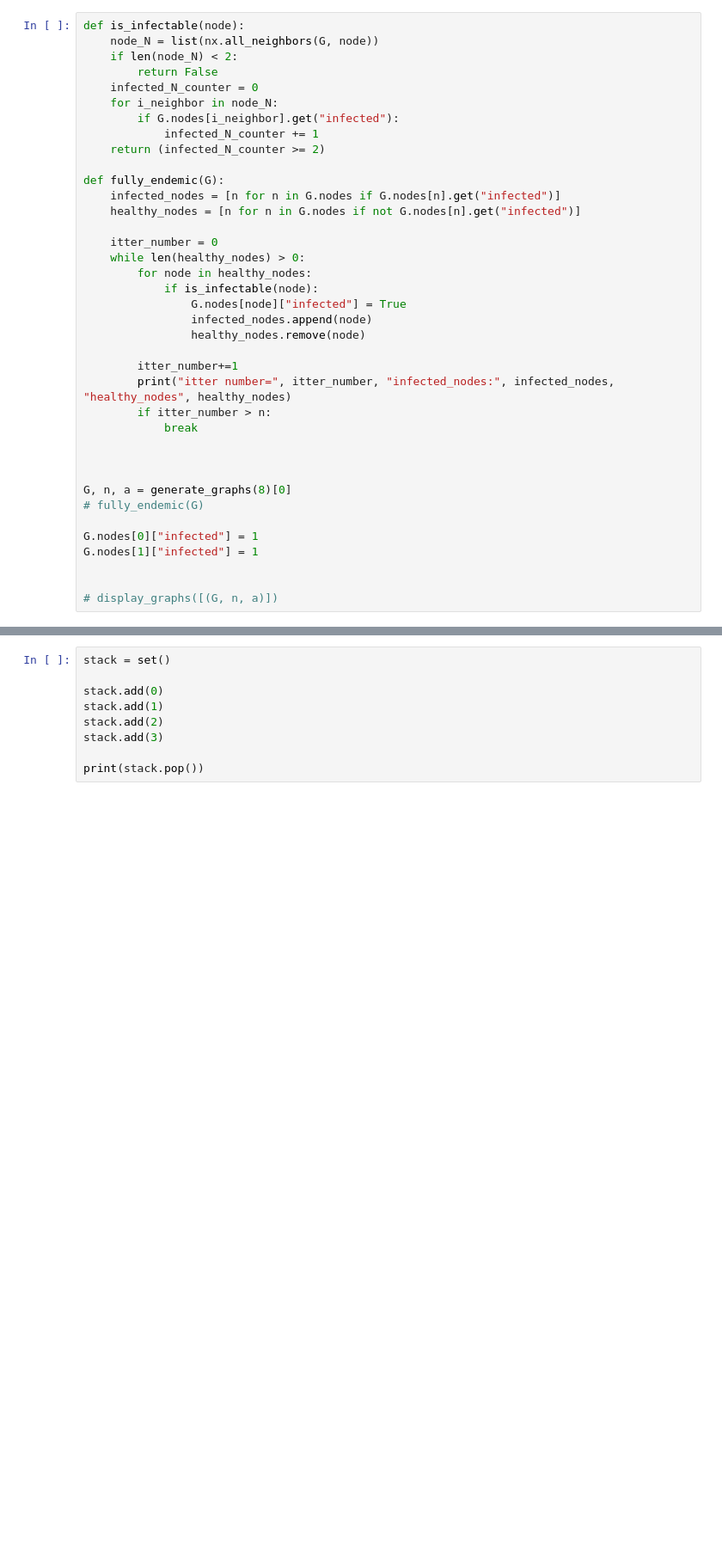
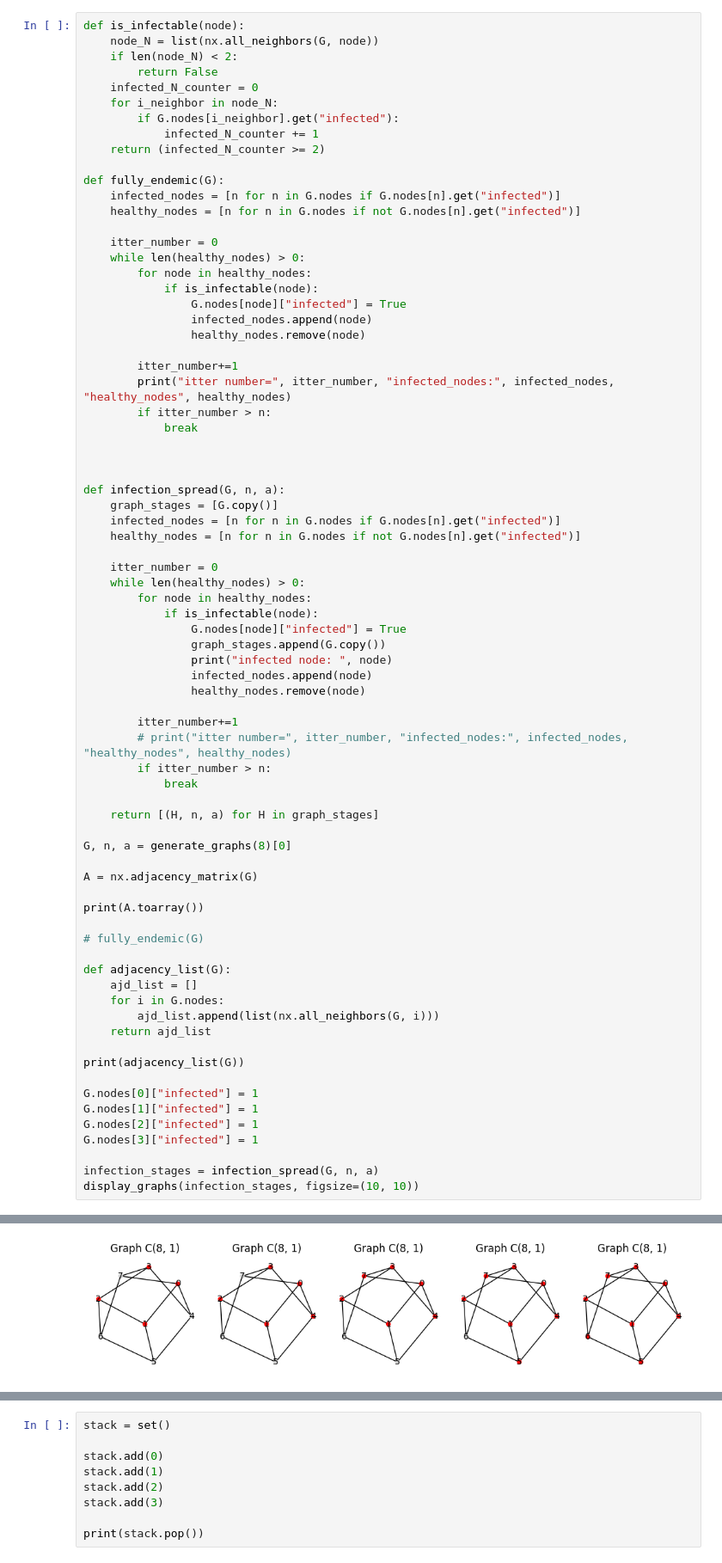
Before and after one commit to matej-2003/graph_theory_research_project, a Jupyter notebook: version2.ipynb, the cells around one changed output, grey strips where cells are left out. Shown at 86% size. Drawn from its saved outputs; the diff is of its cells as text; blank space fills up the shorter version.

```diff
--- a/version2.ipynb
+++ b/version2.ipynb
@@ -90,40 +64,77 @@ infect_graph(G, 2)
 # %%
 def is_infectable(node):
-	node_N = list(nx.all_neighbors(G, node))
-	if len(node_N) < 2:
-		return False
-	infected_N_counter = 0
-	for i_neighbor in node_N:
-		if G.nodes[i_neighbor].get("infected"):
-			infected_N_counter += 1
-	return (infected_N_counter >= 2)
+    node_N = list(nx.all_neighbors(G, node))
+    if len(node_N) < 2:
+        return False
+    infected_N_counter = 0
+    for i_neighbor in node_N:
+        if G.nodes[i_neighbor].get("infected"):
+            infected_N_counter += 1
+    return (infected_N_counter >= 2)
 
 def fully_endemic(G):
-	infected_nodes = [n for n in G.nodes if G.nodes[n].get("infected")]
-	healthy_nodes = [n for n in G.nodes if not G.nodes[n].get("infected")]
+    infected_nodes = [n for n in G.nodes if G.nodes[n].get("infected")]
+    healthy_nodes = [n for n in G.nodes if not G.nodes[n].get("infected")]
 
-	itter_number = 0
-	while len(healthy_nodes) > 0:
-		for node in healthy_nodes:
-			if is_infectable(node):
-				G.nodes[node]["infected"] = True
-				infected_nodes.append(node)
-				healthy_nodes.remove(node)
+    itter_number = 0
+    while len(healthy_nodes) > 0:
+        for node in healthy_nodes:
+            if is_infectable(node):
+                G.nodes[node]["infected"] = True
+                infected_nodes.append(node)
+                healthy_nodes.remove(node)
 
-		itter_number+=1
-		print("itter number=", itter_number, "infected_nodes:", infected_nodes, "healthy_nodes", healthy_nodes)
-		if itter_number > n:
-			break
+        itter_number+=1
+        print("itter number=", itter_number, "infected_nodes:", infected_nodes, "healthy_nodes", healthy_nodes)
+        if itter_number > n:
+            break
 
 
 
+def infection_spread(G, n, a):
+    graph_stages = [G.copy()]
+    infected_nodes = [n for n in G.nodes if G.nodes[n].get("infected")]
+    healthy_nodes = [n for n in G.nodes if not G.nodes[n].get("infected")]
+
+    itter_number = 0
+    while len(healthy_nodes) > 0:
+        for node in healthy_nodes:
+            if is_infectable(node):
+                G.nodes[node]["infected"] = True
+                graph_stages.append(G.copy())
+                print("infected node: ", node)
+                infected_nodes.append(node)
+                healthy_nodes.remove(node)
+
+        itter_number+=1
+        # print("itter number=", itter_number, "infected_nodes:", infected_nodes, "healthy_nodes", healthy_nodes)
+        if itter_number > n:
+            break
+
+    return [(H, n, a) for H in graph_stages]
+
 G, n, a = generate_graphs(8)[0]
+
+A = nx.adjacency_matrix(G)
+
+print(A.toarray())
+
 # fully_endemic(G)
+
+def adjacency_list(G):
+    ajd_list = []
+    for i in G.nodes:
+        ajd_list.append(list(nx.all_neighbors(G, i)))
+    return ajd_list
+
+print(adjacency_list(G))
 
 G.nodes[0]["infected"] = 1
 G.nodes[1]["infected"] = 1
+G.nodes[2]["infected"] = 1
+G.nodes[3]["infected"] = 1
 
-
-# display_graphs([(G, n, a)])
+infection_stages = infection_spread(G, n, a)
+display_graphs(infection_stages, figsize=(10, 10))
 # %% [output]
 number of graphs for n=8 : 1
@@ -129,0 +154 @@ number of graphs for n=8 : 1
+[figure, added]
```
Also changed, not shown: parts of 7 cells of this notebook, 52 other files.
